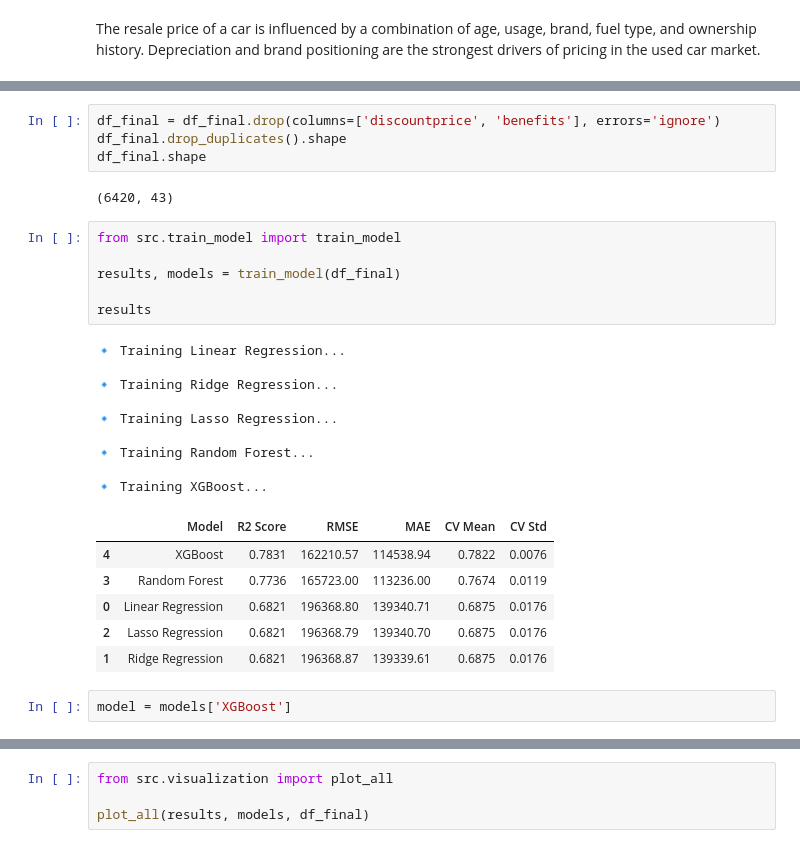
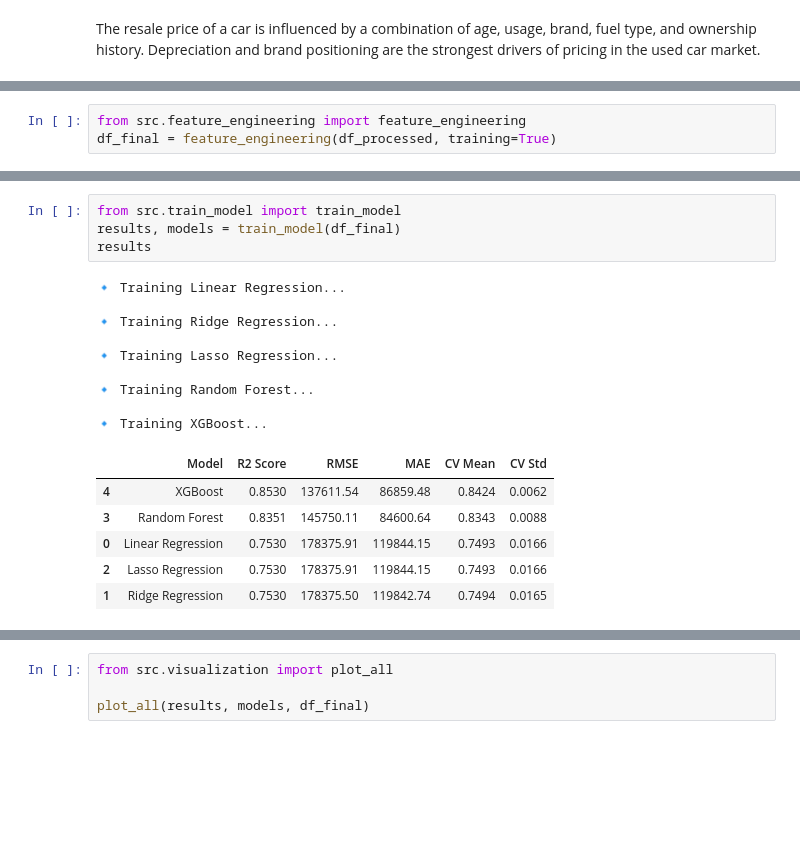
Before and after one commit to sangamesh-4/cars24-ml-project, a Jupyter notebook: notebooks/eda.ipynb, the cells around one changed output, grey strips where cells are left out. Cells and saved outputs as stored; diff of their text form; blank space fills up the shorter version.

```diff
--- a/notebooks/eda.ipynb
+++ b/notebooks/eda.ipynb
@@ -290,0 +245,3 @@ np.int64(0)
+# %%
+from src.feature_engineering import feature_engineering
+df_final = feature_engineering(df_processed, training=True)
@@ -291,30 +261,20 @@ np.int64(0)
 # %%
-df_final = df_final.drop(columns=['discountprice', 'benefits'], errors='ignore')
-df_final.drop_duplicates().shape
-df_final.shape
+from src.train_model import train_model
+results, models = train_model(df_final)
+results
 # %% [output]
-(6420, 43)
+🔹 Training Linear Regression...
+
+🔹 Training Ridge Regression...
+
+🔹 Training Lasso Regression...
+
+🔹 Training Random Forest...
+
+🔹 Training XGBoost...
+|  | Model | R2 Score | RMSE | MAE | CV Mean | CV Std |
+| 4 | XGBoost | 0.8530 | 137611.54 | 86859.48 | 0.8424 | 0.0062 |
+| 3 | Random Forest | 0.8351 | 145750.11 | 84600.64 | 0.8343 | 0.0088 |
+| 0 | Linear Regression | 0.7530 | 178375.91 | 119844.15 | 0.7493 | 0.0166 |
+| 2 | Lasso Regression | 0.7530 | 178375.91 | 119844.15 | 0.7493 | 0.0166 |
+| 1 | Ridge Regression | 0.7530 | 178375.50 | 119842.74 | 0.7494 | 0.0165 |
-# %%
-from src.train_model import train_model
-
-results, models = train_model(df_final)
-
-results
-# %% [output]
-🔹 Training Linear Regression...
-
-🔹 Training Ridge Regression...
-
-🔹 Training Lasso Regression...
-
-🔹 Training Random Forest...
-
-🔹 Training XGBoost...
-|  | Model | R2 Score | RMSE | MAE | CV Mean | CV Std |
-| 4 | XGBoost | 0.7831 | 162210.57 | 114538.94 | 0.7822 | 0.0076 |
-| 3 | Random Forest | 0.7736 | 165723.00 | 113236.00 | 0.7674 | 0.0119 |
-| 0 | Linear Regression | 0.6821 | 196368.80 | 139340.71 | 0.6875 | 0.0176 |
-| 2 | Lasso Regression | 0.6821 | 196368.79 | 139340.70 | 0.6875 | 0.0176 |
-| 1 | Ridge Regression | 0.6821 | 196368.87 | 139339.61 | 0.6875 | 0.0176 |
-# %%
-model = models['XGBoost']
```
Also changed, not shown: parts of 35 cells of this notebook, 10 other files.
